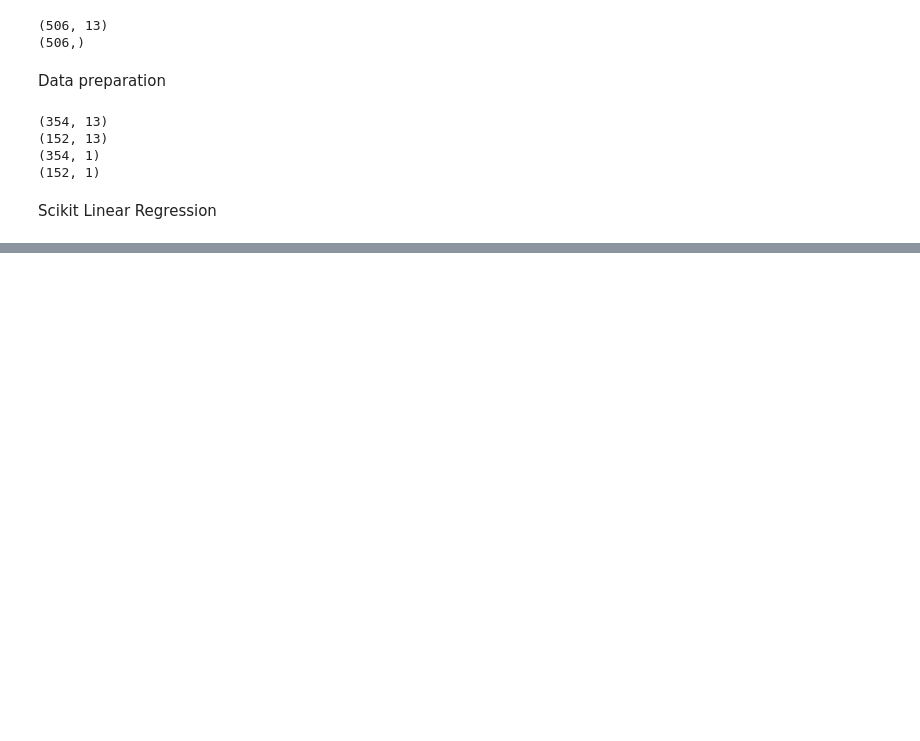
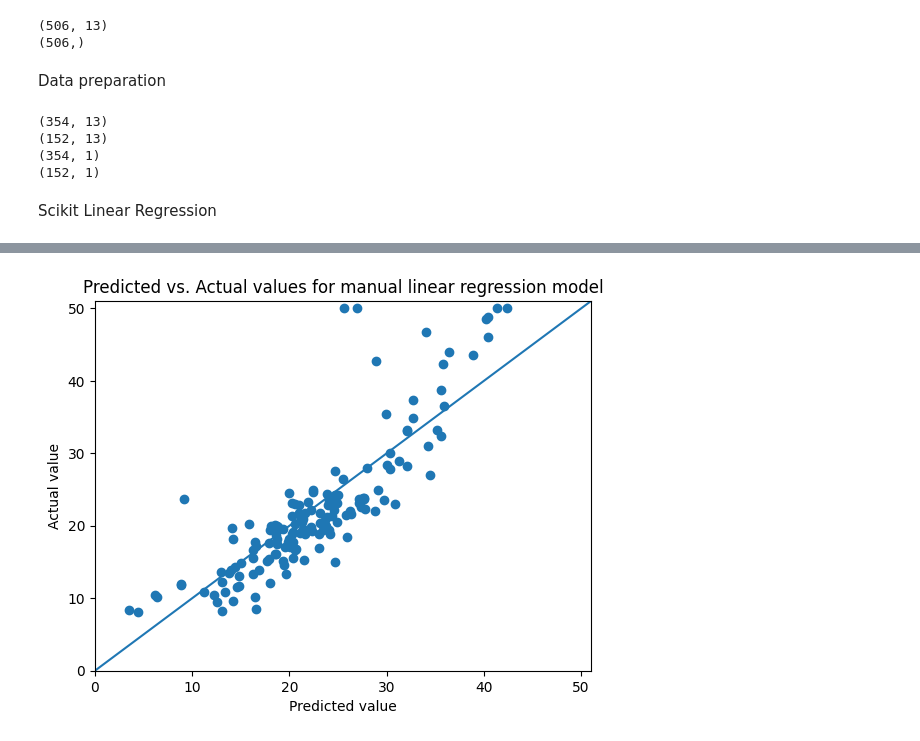
Before and after one commit to rafaelfmoura/DeepLearning, a Jupyter notebook: #01-linear_regression.ipynb, the cells around one changed output, grey strips where cells are left out. Saved outputs shown, nothing was run; the diff lists cells and outputs as text; code cells hidden in the pictures; blank space fills up the shorter version.

Commit message:
added manual linear regression

```diff
--- a/#01-linear_regression.ipynb
+++ b/#01-linear_regression.ipynb
@@ -55,0 +229,10 @@ plt.plot([0,51],[0,51])
+# %%
+plt.xlabel("Predicted value")
+plt.ylabel("Actual value")
+plt.title("Predicted vs. Actual values for manual linear regression model")
+plt.xlim([0, 51])
+plt.ylim([0, 51])
+plt.scatter(preds, y_test)
+plt.plot([0, 51], [0, 51]);
+# %% [output]
+[figure, added]
```
Also changed, not shown: parts of 14 cells of this notebook.
